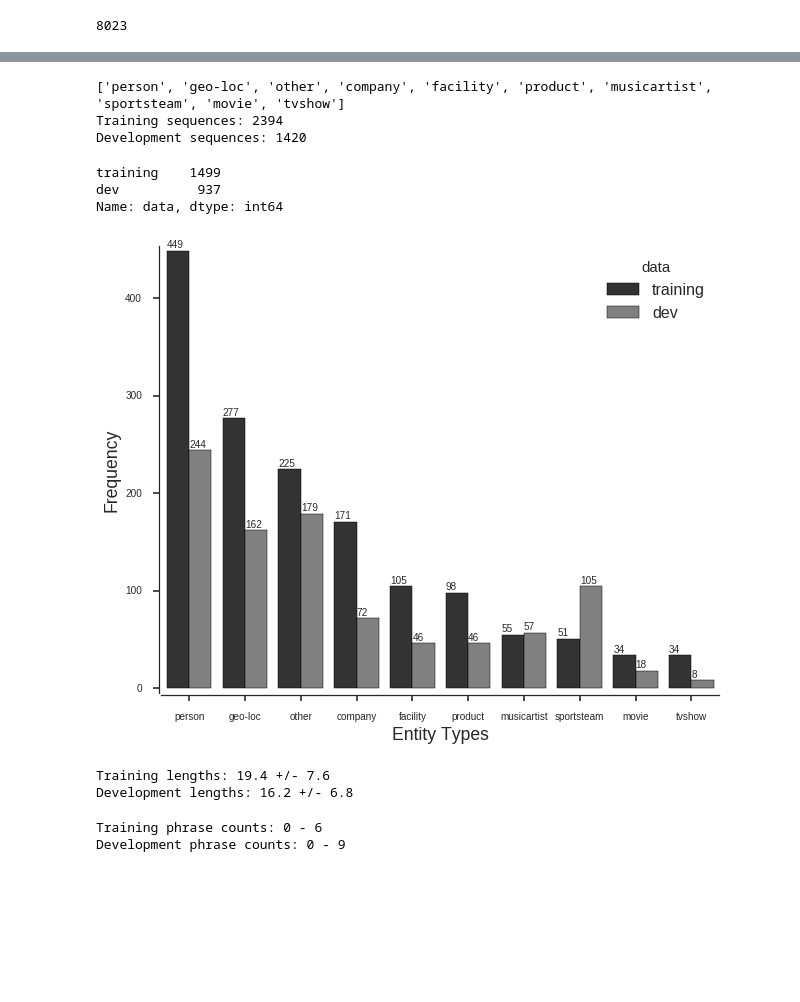
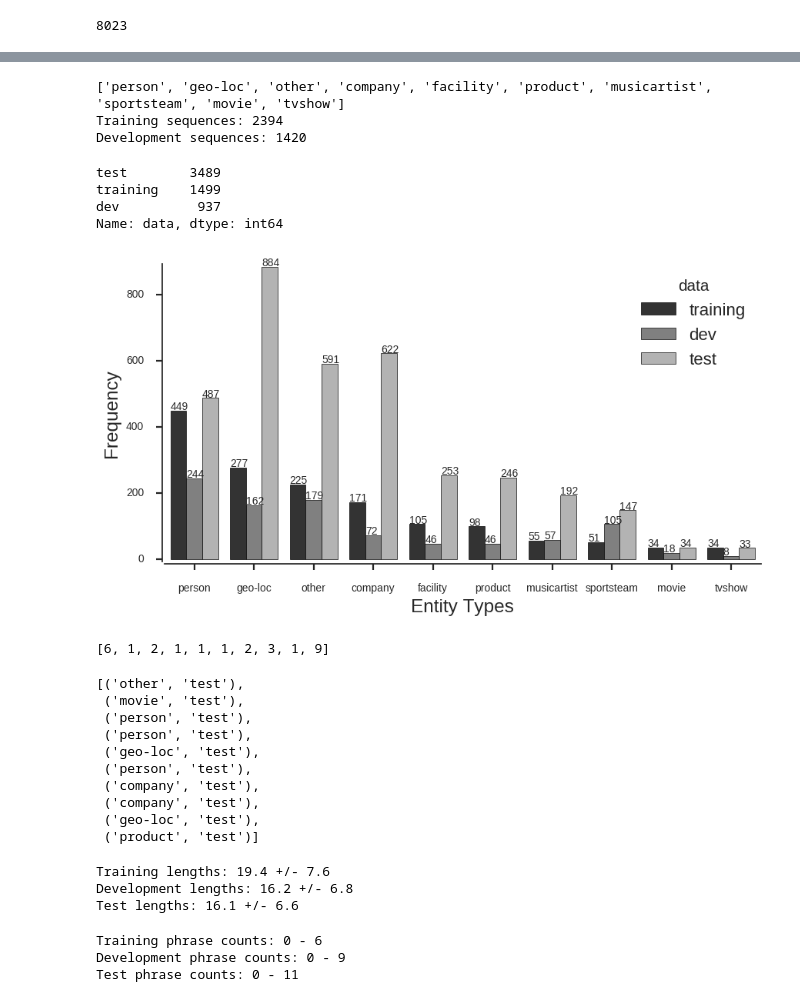
Before and after one commit to napsternxg/TwitterNER, a Jupyter notebook: Paper Figures.ipynb, the cells around one changed output, grey strips where cells are left out. Saved outputs shown, nothing was run; the diff lists cells and outputs as text; code cells hidden in the pictures; blank space fills up the shorter version.

Commit message:
Added new experiments, features and figures

```diff
--- a/Paper Figures.ipynb
+++ b/Paper Figures.ipynb
@@ -220,13 +220,14 @@ class DictionaryFeatures:
 train_sequences = load_sequences("data/cleaned/train.BIEOU.tsv", sep="\t", notypes=False)
 dev_sequences = (load_sequences("data/cleaned/dev.BIEOU.tsv", sep="\t", notypes=False)
                  + load_sequences("data/cleaned/dev_2015.BIEOU.tsv", sep="\t", notypes=False))
-
+test_sequences = load_sequences("data/cleaned/test.BIEOU.tsv", sep="\t", notypes=False)
 vocab = load_vocab("vocab.no_extras.txt")
 print len(vocab)
 # %% [output]
 8023
 # %%
-label_co_occurences = [[t[1][2:] for t in seq if t[1][0] in ["B", "U"]] for seq in (train_sequences+dev_sequences)]
+label_co_occurences = [[t[1][2:] for t in seq if t[1][0] in ["B", "U"]]
+                       for seq in (train_sequences+dev_sequences+test_sequences)]
 
 cat_types = Counter(t for seq in label_co_occurences for t in seq)
 cat_ids = {k[0]: i for i, k in enumerate(cat_types.most_common())}
@@ -255,55 +318,77 @@ Counter({'person': 693, 'geo-loc': 439, 'other': 404, 'company': 243, 'sportstea
 # %%
 phrase_types_training = [(t[1][2:], "training") for seq in (train_sequences) for t in seq if t[1][0] in ["B", "U"]]
 phrase_types_dev = [(t[1][2:], "dev") for seq in (dev_sequences) for t in seq if t[1][0] in ["B", "U"]]
-df_t = pd.DataFrame(phrase_types_training+phrase_types_dev, columns=["phrase_type", "data"])
+phrase_types_test = [(t[1][2:], "test") for seq in (test_sequences) for t in seq if t[1][0] in ["B", "U"]]
+df_t = pd.DataFrame(phrase_types_training+phrase_types_dev+phrase_types_test, columns=["phrase_type", "data"])
 cat_names = [k[0] for k,v in Counter(phrase_types_training).most_common()]
 print cat_names
+
 with plt.rc_context(rc={'xtick.labelsize': 10, 'ytick.labelsize': 10,
                         'font.size': 10,
-                       'figure.figsize': (10,8)}):
-    ax = sns.countplot(x="phrase_type", hue="data", data=df_t, palette=["0.2", "0.5"], order=cat_names)
+                       'figure.figsize': (10,5)}):
+    ax = sns.countplot(x="phrase_type", hue="data", data=df_t,
+                       palette=["0.2", "0.5", "0.7"], order=cat_names)
+    ax.set_xticklabels(ax.get_xticklabels(), rotation='vertical')
     plt.xlabel("Entity Types")
     plt.ylabel("Frequency")
     plt.margins(0.01)
     sns.despine(offset=2)
     for p in ax.patches:
         height = p.get_height()
         ax.text(p.get_x(), height+3, '%.0f'%(height))
 
 print "Training sequences: {}".format(len(train_sequences))
 print "Development sequences: {}".format(len(dev_sequences))
 df_t.data.value_counts()
 # %% [output]
 ['person', 'geo-loc', 'other', 'company', 'facility', 'product', 'musicartist', 'sportsteam', 'movie', 'tvshow']
 Training sequences: 2394
 Development sequences: 1420
+test        3489
 training    1499
 dev          937
 Name: data, dtype: int64
-[figure, old version]
+[figure, new version]
+# %%
+lens[:10]
+# %% [output]
+[6, 1, 2, 1, 1, 1, 2, 3, 1, 9]
+# %%
+phrase_types_test[:10]
+# %% [output]
+[('other', 'test'),
+ ('movie', 'test'),
+ ('person', 'test'),
+ ('person', 'test'),
+ ('geo-loc', 'test'),
+ ('person', 'test'),
+ ('company', 'test'),
+ ('company', 'test'),
+ ('geo-loc', 'test'),
+ ('product', 'test')]
 # %%
 train_lens = [len(seq) for seq in train_sequences]
 dev_lens = [len(seq) for seq in dev_sequences]
-print "Training lengths: {0:.1f} +/- {1:.1f}".format(np.mean(train_lens),
-                                                   np.std(train_lens))
-print "Development lengths: {0:.1f} +/- {1:.1f}".format(np.mean(dev_lens),
-                                                   np.std(dev_lens))
+test_lens = [len(seq) for seq in test_sequences]
+for lens, label in zip((train_lens, dev_lens, test_lens),
+                       ("Training", "Development", "Test")):
+    print "{0} lengths: {1:.1f} +/- {2:.1f}".format(
+        label, np.mean(lens), np.std(lens))
 # %% [output]
 Training lengths: 19.4 +/- 7.6
 Development lengths: 16.2 +/- 6.8
+Test lengths: 16.1 +/- 6.6
 # %%
-train_phrase_counts = [len([t[1][2:] for t in seq if t[1][0] in ["B", "U"]])
-                       for seq in (train_sequences)]
-dev_phrase_counts = [len([t[1][2:] for t in seq if t[1][0] in ["B", "U"]])
-                       for seq in (dev_sequences)]
-
-print "Training phrase counts: {} - {}".format(
-    np.min(train_phrase_counts), np.max(train_phrase_counts))
-print "Development phrase counts: {} - {}".format(
-    np.min(dev_phrase_counts), np.max(dev_phrase_counts))
+for sequences, label in zip((train_sequences, dev_sequences, test_sequences),
+                       ("Training", "Development", "Test")):
+    phrase_counts = [len([t[1][2:] for t in seq if t[1][0] in ["B", "U"]])
+                       for seq in (sequences)]
+    print "{} phrase counts: {} - {}".format(label,
+        np.min(phrase_counts), np.max(phrase_counts))
 # %% [output]
 Training phrase counts: 0 - 6
 Development phrase counts: 0 - 9
+Test phrase counts: 0 - 11
 # %%
 plt.hist(train_phrase_counts, bins=range(10), color="0.5", alpha=0.5, label="training")
 plt.hist(dev_phrase_counts, bins=range(10), color="red", alpha=0.5, label="dev")
```
Also changed, not shown: parts of 18 cells of this notebook, 3 other files.
